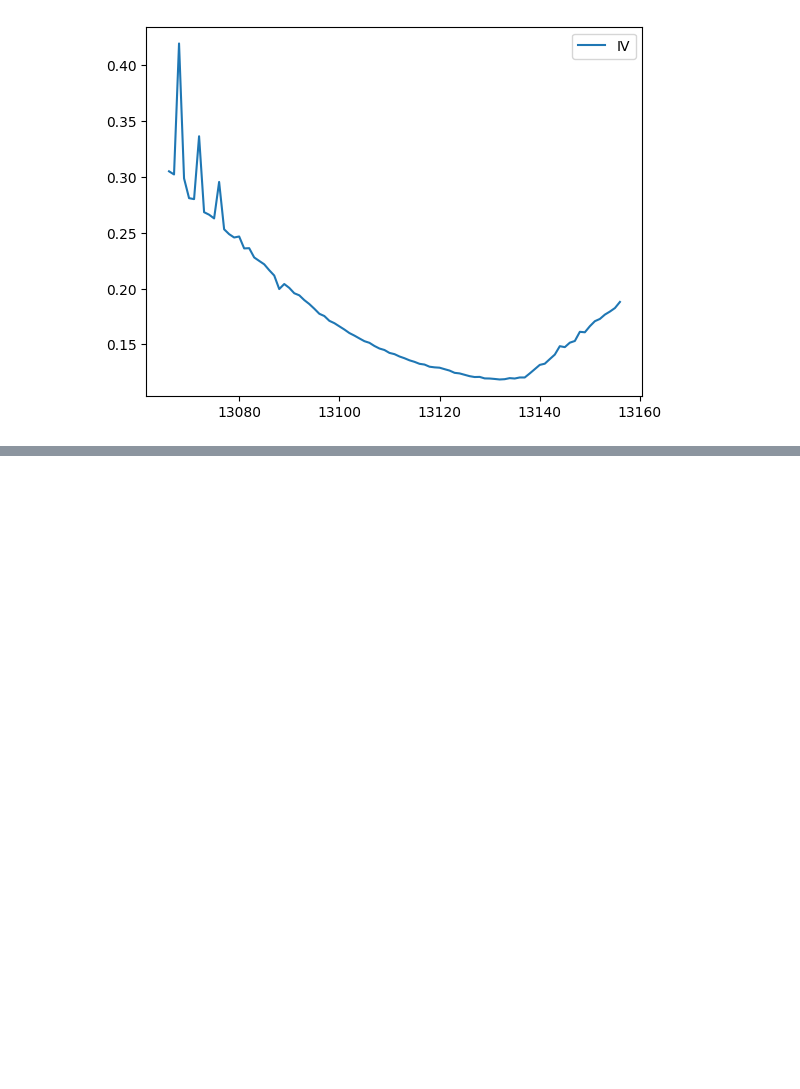
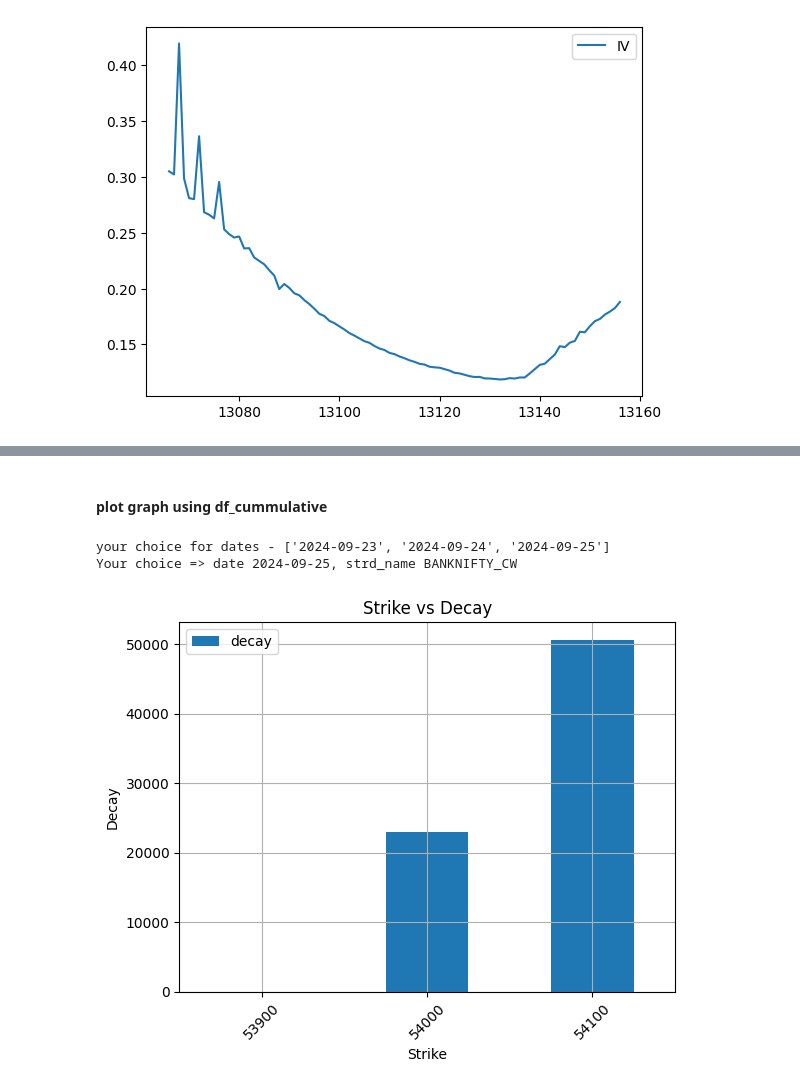
Before and after one commit to vipularathi/decay_analytics, a Jupyter notebook: options-pricing.ipynb, the cells around one changed output, grey strips where cells are left out. Saved outputs shown, nothing was run; the diff lists cells and outputs as text; code cells hidden in the pictures; blank space fills up the shorter version.

Commit message:
Strike vs decay plot, corrected num_strikes column in df_bids, added list of distinct strikes in df_bids

```diff
--- a/options-pricing.ipynb
+++ b/options-pricing.ipynb
@@ -223,0 +294,10 @@ opt_summary.query('Symbol=="NIFTY" and DTE==9')[['IV']].plot()
+# %%
+df_cummulative = pd.DataFrame(columns=['Date'])
+df_bids=pd.DataFrame(columns=['Date','Straddle_Name','bid','bid_time','bid_price','decay','decay_time','decay_price'])
+start_date = str(input('Enter start date in YYYY-MM-DD format:\t'))
+start_date = pd.to_datetime(start_date)
+end_date = str(input('Enter end date in YYYY-MM-DD format:\t'))
+end_date = pd.to_datetime(end_date)
+if start_date > end_date:
+    raise ValueError('Start date must be less than end date')
+use_date_range = [use_date.date() for use_date in b_days if start_date<=use_date<=end_date]
@@ -223,0 +394,4 @@ opt_summary.query('Symbol=="NIFTY" and DTE==9')[['IV']].plot()
+# %%
+df_bids, df_cummulative = calc_bid_and_cummulative()
+# print(df_bids)
+# print(df_cummulative)
@@ -223,0 +416,31 @@ opt_summary.query('Symbol=="NIFTY" and DTE==9')[['IV']].plot()
+# %% [markdown]
+#### plot graph using df_cummulative
+# %%
+def plot_graph(use_date, strd_name):
+    # global df_bids, df_cummulative
+    print(f'Your choice => date {use_date}, strd_name {strd_name}')
+    dfx = df_cummulative.query('date == @use_date and straddle_name == @strd_name').copy()
+    dfx['date_timestamp'] = pd.to_datetime(dfx['date'] + ' ' + dfx['timestamp'])
+    df_grouped = dfx.groupby('strike')['decay'].sum().reset_index()
+    ax = df_grouped.plot(kind = 'bar', x = 'strike', y = 'decay', legend = True, grid = True)
+    ax.set_xlabel('Strike')
+    ax.set_ylabel('Decay')
+    # dfx.plot.bar(x = 'strike', y = 'decay')
+    ax.set_title('Strike vs Decay')
+    plt.xticks(rotation=45)
+    plt.show()
+# %%
+strd_name = str(input('Enter straddle_name(BANKNIFTY_CW, BANKNIFTY_NW etc) for which graph needs to be plotted:\t'))
+print(f'your choice for dates - {df_cummulative["date"].unique().tolist()}')
+use_date = str(input('Enter date in format - YYYY-MM-DD\t'))
+# use_date = pd.to_datetime(use_date)
+# strd_name = 'NIFTY_CW' # ca
+# use_date = '2024-09-25'
+plot_graph(use_date, strd_name)
+
+# print(f'df_bids is \n{df_bids}')
+# print(f'df_cummulative is \n{df_cummulative}')
+# %% [output]
+your choice for dates - ['2024-09-23', '2024-09-24', '2024-09-25']
+Your choice => date 2024-09-25, strd_name BANKNIFTY_CW
+[figure, added]
```
Also changed, not shown: parts of 12 cells of this notebook, 7 other files.
